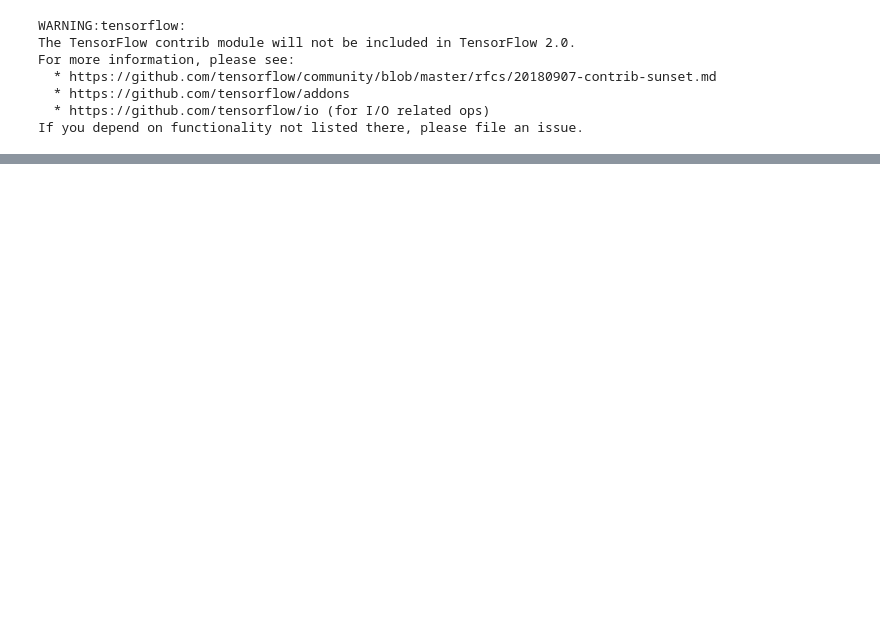
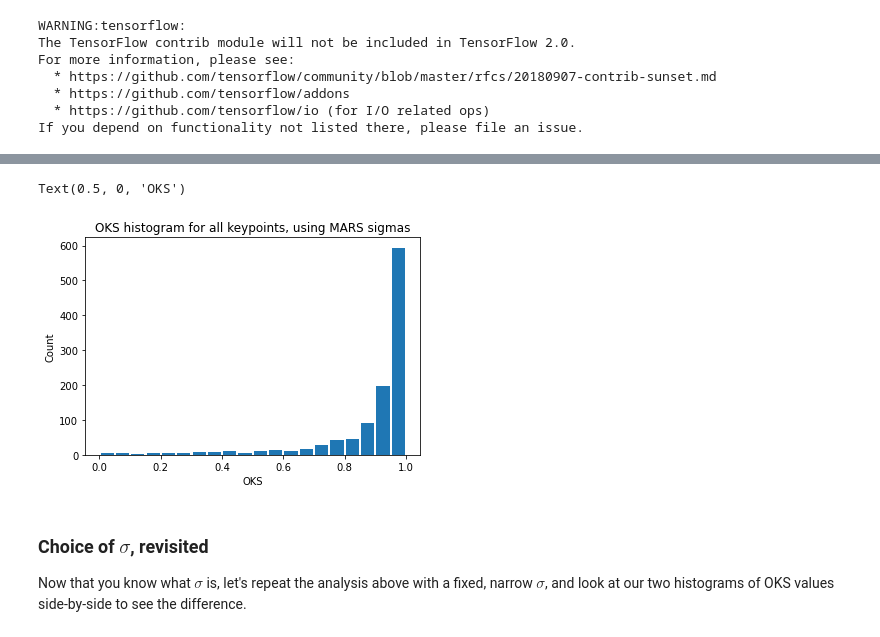
Before and after one commit to neuroethology/MARS_Developer, a Jupyter notebook: hourglass_pose/pose_evaluation_on_test_tfrecords.ipynb, the cells around one changed output, grey strips where cells are left out. Drawn from its saved outputs; the diff is of its cells as text; code cells hidden in the pictures; blank space fills up the shorter version.

Commit message:
adding analyses to evaluation notebook

```diff
--- a/hourglass_pose/pose_evaluation_on_test_tfrecords.ipynb
+++ b/hourglass_pose/pose_evaluation_on_test_tfrecords.ipynb
@@ -91,0 +111,5 @@ plt.savefig(summary_dir + 'OKS_compare_bar.pdf')
+# %%
+summary_dir     = 'D:\\MARS_eval_test\\CRIM13\\'
+fid = summary_dir + 'MARS_performance_pose.json' # using the value of summary_dir set above
+
+performance = evaluation.coco_eval(fid)
@@ -91,0 +178,19 @@ plt.savefig(summary_dir + 'OKS_compare_bar.pdf')
+# %%
+usePart = 'all' # the part we're going to look at (or use 'all' to look at mean across body parts)
+
+# compute counts for histogram of OKS values.
+counts, bins = evaluation.compute_oks_histogram(performance[usePart])
+
+# and take a look:
+binSize = 0.9/len(bins)
+plt.bar((bins[1:]+bins[:-1])/2, counts, binSize);
+plt.title('OKS histogram for ' + ('all keypoints' if usePart == 'all' else usePart) + ', using MARS sigmas')
+plt.ylabel('Count')
+plt.xlabel('OKS')
+# %% [output]
+Text(0.5, 0, 'OKS')
+[figure, added]
+# %% [markdown]
+### Choice of $\sigma$, revisited
+
+Now that you know what $\sigma$ is, let's repeat the analysis above with a fixed, narrow $\sigma$, and look at our two histograms of OKS values side-by-side to see the difference.
```
Also changed, not shown: parts of 15 cells of this notebook, 1 other file.
